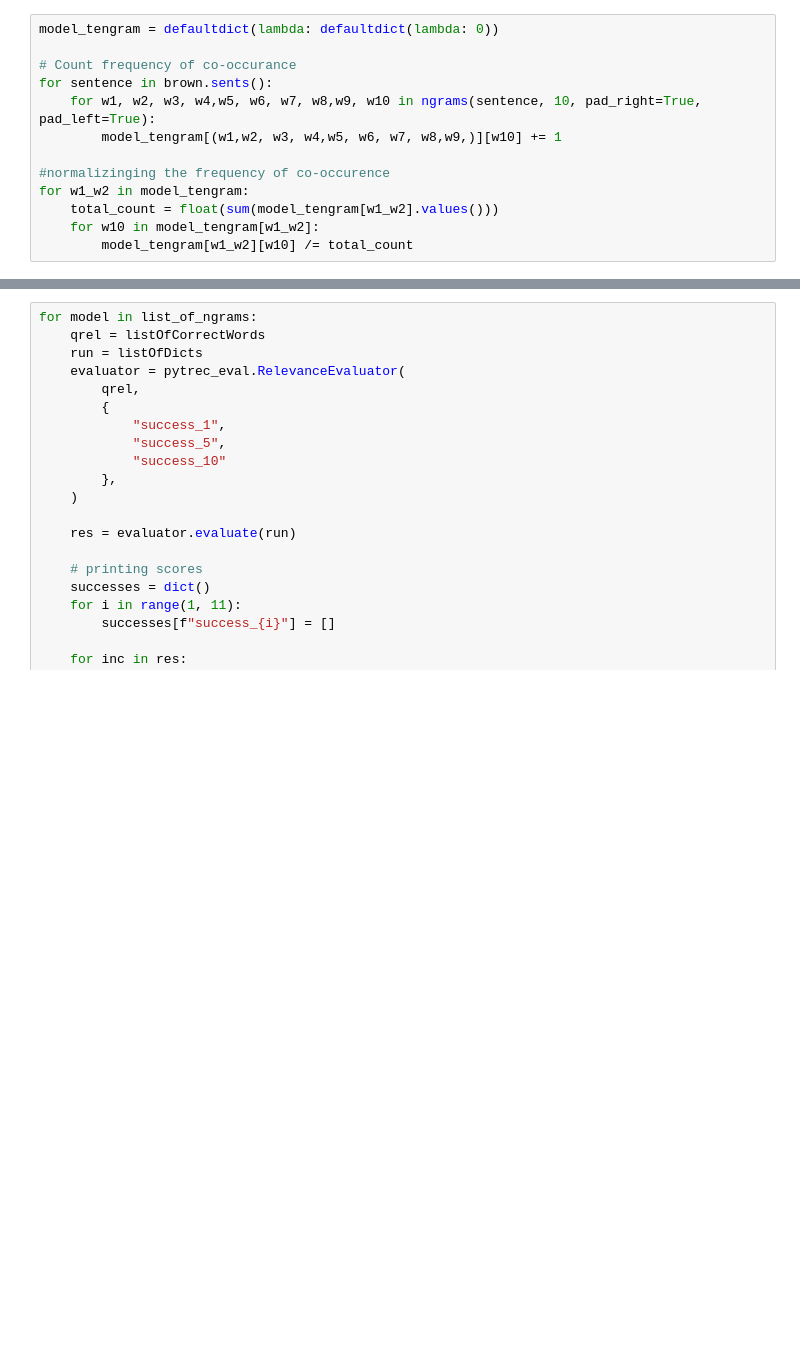
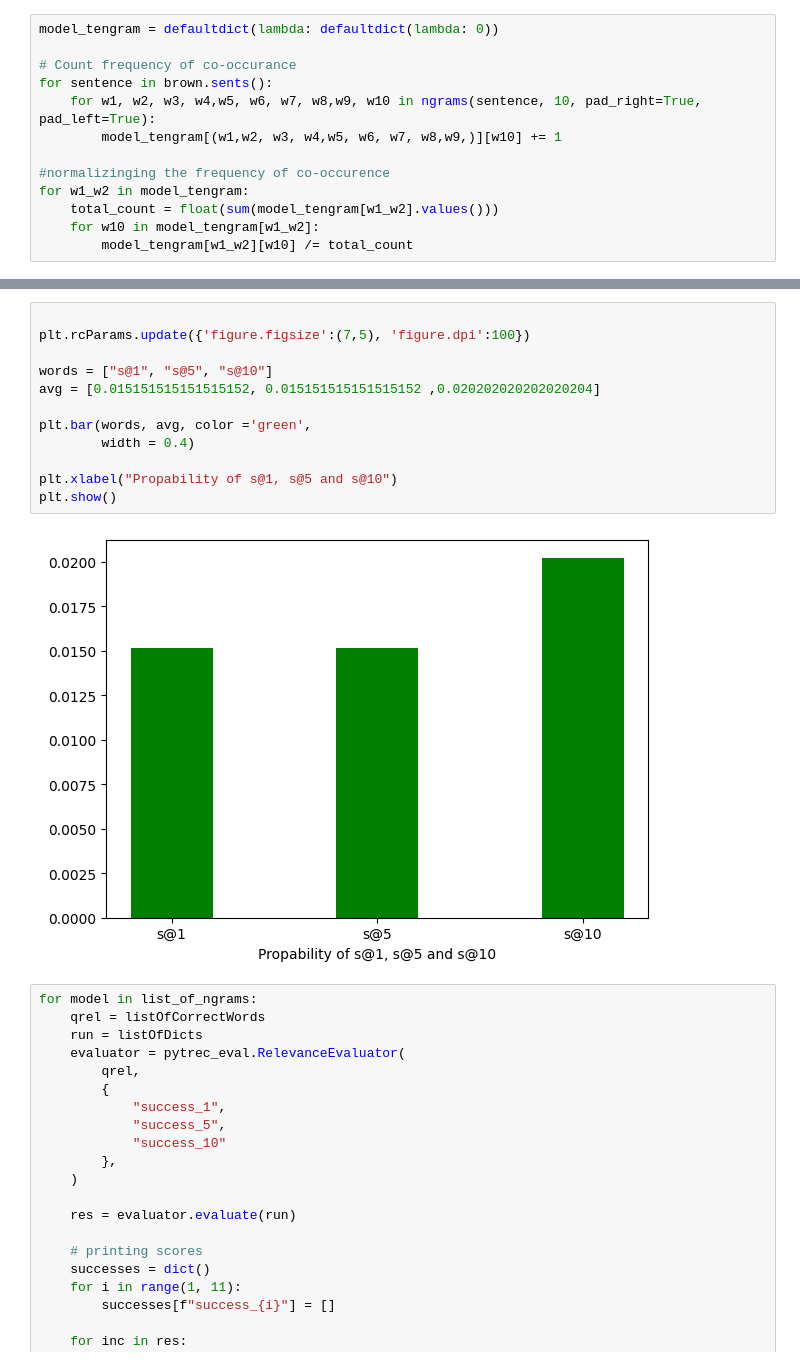
Before and after one commit to dharace/COMP8730_Assign02_hirpara3, a Jupyter notebook: NLP_AS2.ipynb, the cells around one changed output, grey strips where cells are left out. Cells and saved outputs as stored; diff of their text form; blank space fills up the shorter version.

```diff
--- a/NLP_AS2.ipynb
+++ b/NLP_AS2.ipynb
@@ -218,3 +212,17 @@ print(meansModelsK10)
+# %%
+
+plt.rcParams.update({'figure.figsize':(7,5), 'figure.dpi':100})
+
+words = ["s@1", "s@5", "s@10"]
+avg = [0.015151515151515152, 0.015151515151515152 ,0.020202020202020204]
+
+plt.bar(words, avg, color ='green',
+        width = 0.4)
+
+plt.xlabel("Propability of s@1, s@5 and s@10")
+plt.show()
+# %% [output]
+[figure, added]
 # %%
 for model in list_of_ngrams:
     qrel = listOfCorrectWords
```
Also changed, not shown: parts of 7 cells of this notebook.
